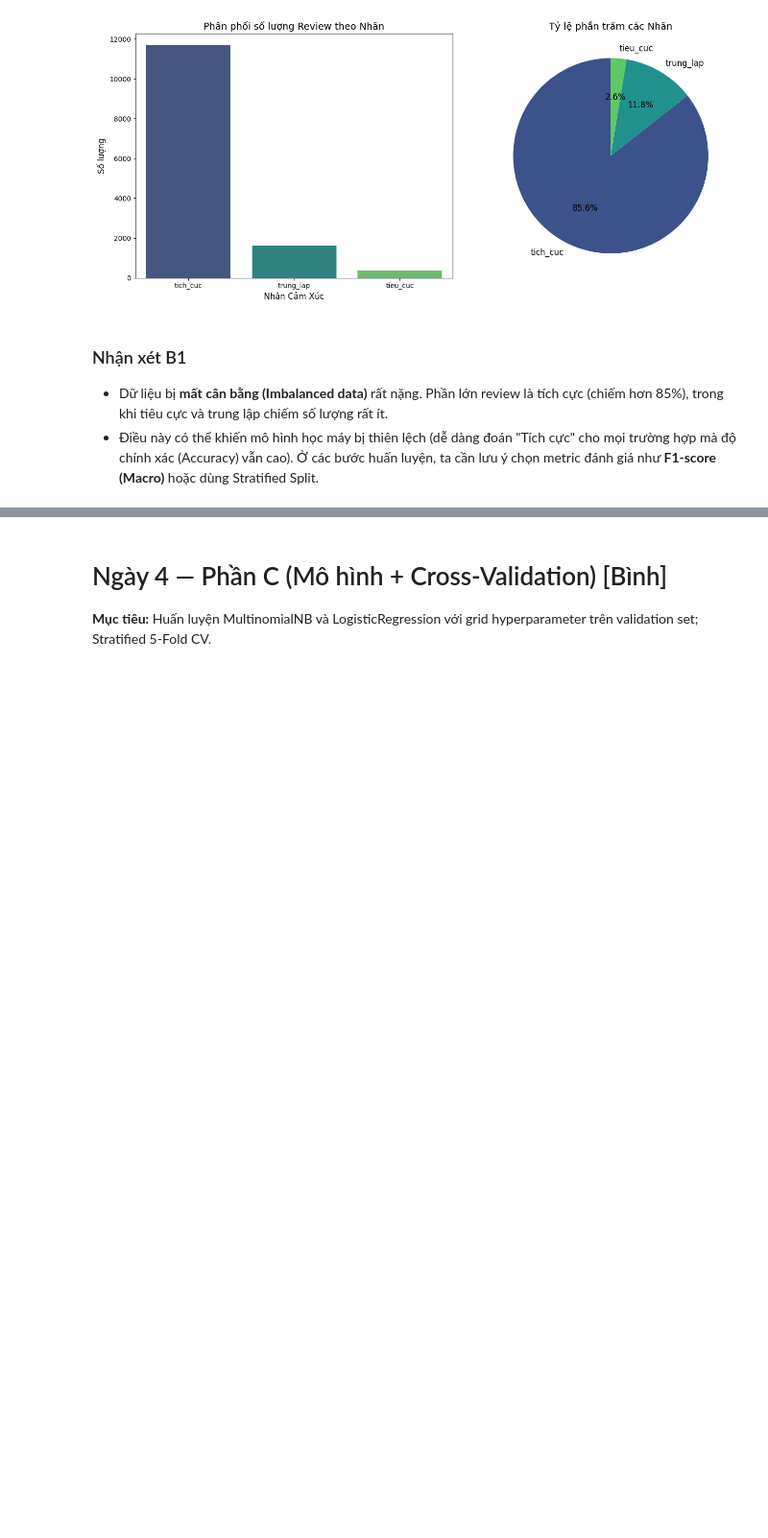
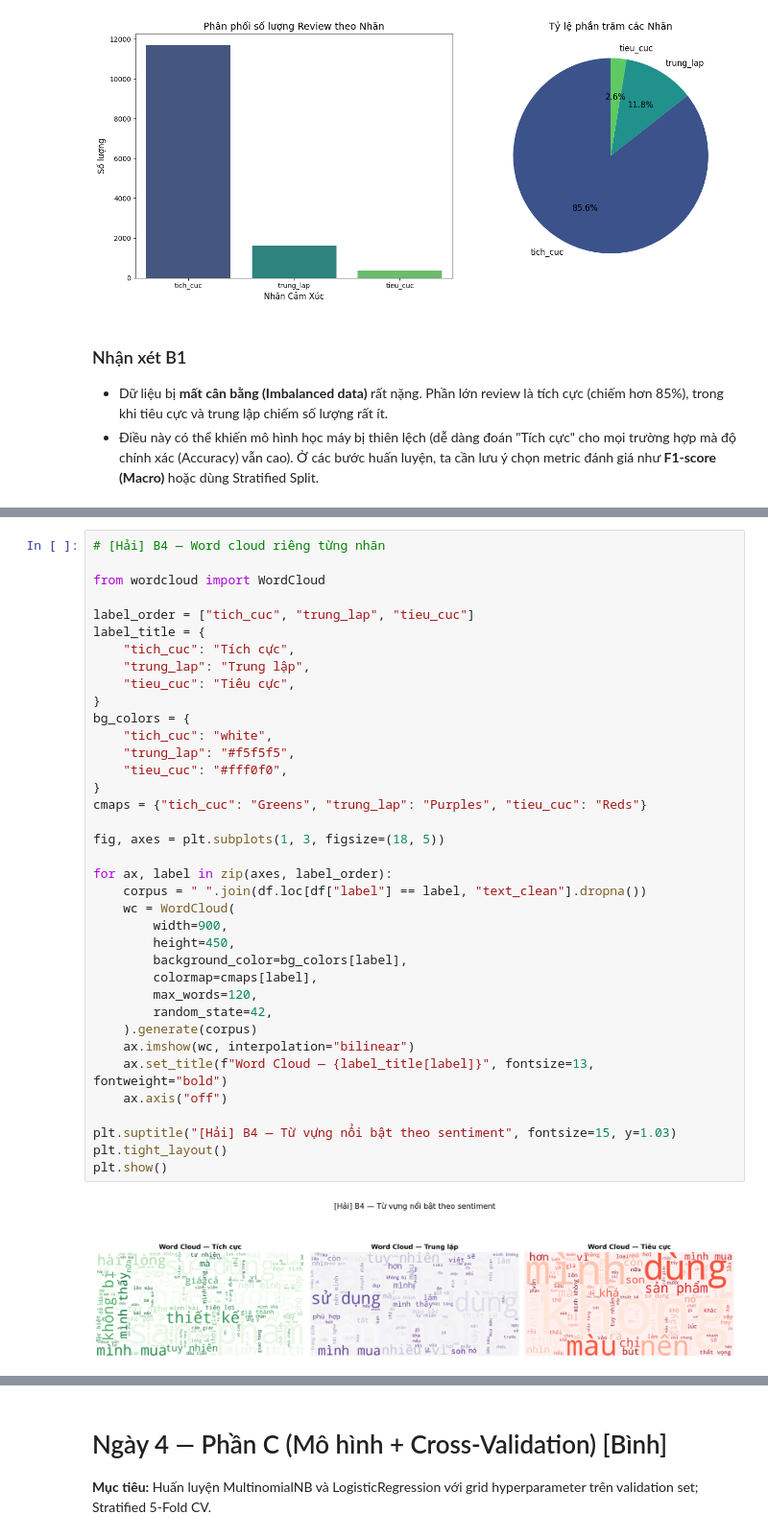
Before and after one commit to peterphenikaa/python-eda-project, a Jupyter notebook: notebook.ipynb, the cells around one changed output, grey strips where cells are left out. Shown at 96% size. Saved outputs shown, nothing was run; the diff lists cells and outputs as text; blank space fills up the shorter version.

```diff
--- a/notebook.ipynb
+++ b/notebook.ipynb
@@ -519,0 +524,39 @@ Passing `palette` without assigning `hue` is deprecated and will be removed in v
+# %%
+# [Hải] B4 — Word cloud riêng từng nhãn
+
+from wordcloud import WordCloud
+
+label_order = ["tich_cuc", "trung_lap", "tieu_cuc"]
+label_title = {
+    "tich_cuc": "Tích cực",
+    "trung_lap": "Trung lập",
+    "tieu_cuc": "Tiêu cực",
+}
+bg_colors = {
+    "tich_cuc": "white",
+    "trung_lap": "#f5f5f5",
+    "tieu_cuc": "#fff0f0",
+}
+cmaps = {"tich_cuc": "Greens", "trung_lap": "Purples", "tieu_cuc": "Reds"}
+
+fig, axes = plt.subplots(1, 3, figsize=(18, 5))
+
+for ax, label in zip(axes, label_order):
+    corpus = " ".join(df.loc[df["label"] == label, "text_clean"].dropna())
+    wc = WordCloud(
+        width=900,
+        height=450,
+        background_color=bg_colors[label],
+        colormap=cmaps[label],
+        max_words=120,
+        random_state=42,
+    ).generate(corpus)
+    ax.imshow(wc, interpolation="bilinear")
+    ax.set_title(f"Word Cloud — {label_title[label]}", fontsize=13, fontweight="bold")
+    ax.axis("off")
+
+plt.suptitle("[Hải] B4 — Từ vựng nổi bật theo sentiment", fontsize=15, y=1.03)
+plt.tight_layout()
+plt.show()
+# %% [output]
+[figure, added]
```
Also changed, not shown: parts of 22 cells of this notebook.
